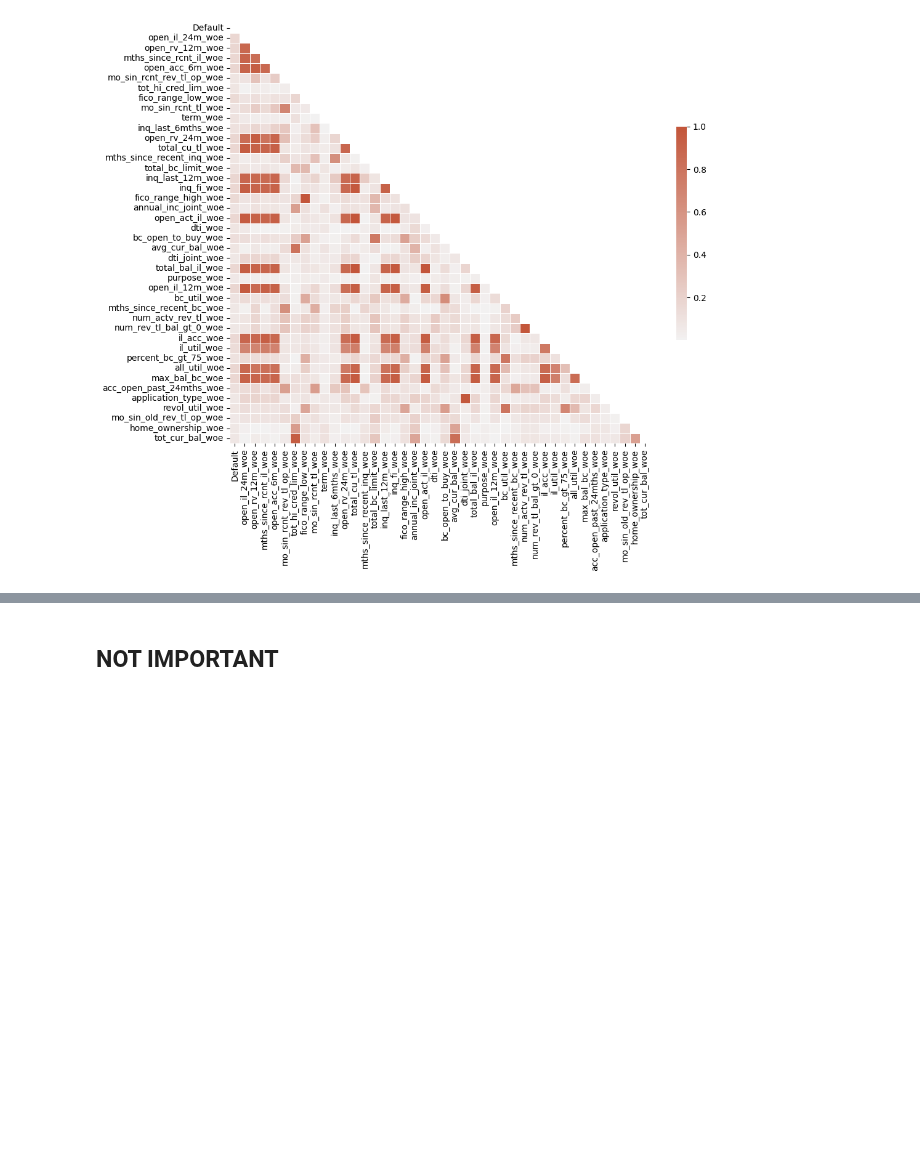
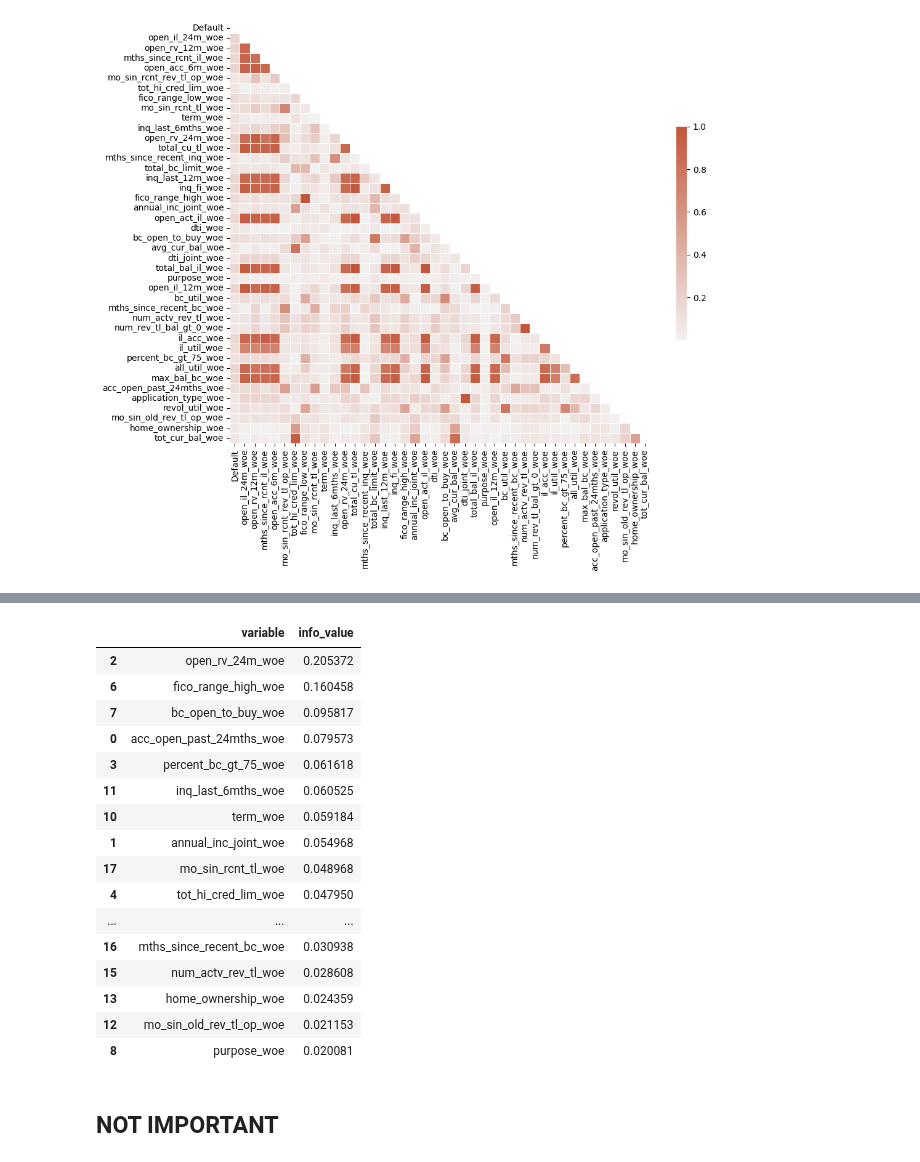
Before and after one commit to preetmodi/Credit-Risk-Analytics, a Jupyter notebook: All_WOE.ipynb, the cells around one changed output, grey strips where cells are left out. Drawn from its saved outputs; the diff is of its cells as text; code cells hidden in the pictures; blank space fills up the shorter version.

```diff
--- a/All_WOE.ipynb
+++ b/All_WOE.ipynb
@@ -268,3 +268,3 @@ iv_values.set_index(['variable']).loc[corr_columns,:].sort_values(by='info_value
 |  | info_value |
 # %%
-iv_values = sc.iv(train_woe, 'Default')
+iv_values = sc.iv(train_woe_corr, 'Default')
@@ -306,3 +287,23 @@ train[['fico_range_low', 'fico_range_high']]
+# %%
+iv_values
+# %% [output]
+|  | variable | info_value |
+| 2 | open_rv_24m_woe | 0.205372 |
+| 6 | fico_range_high_woe | 0.160458 |
+| 7 | bc_open_to_buy_woe | 0.095817 |
+| 0 | acc_open_past_24mths_woe | 0.079573 |
+| 3 | percent_bc_gt_75_woe | 0.061618 |
+| 11 | inq_last_6mths_woe | 0.060525 |
+| 10 | term_woe | 0.059184 |
+| 1 | annual_inc_joint_woe | 0.054968 |
+| 17 | mo_sin_rcnt_tl_woe | 0.048968 |
+| 4 | tot_hi_cred_lim_woe | 0.047950 |
+| ... | ... | ... |
+| 16 | mths_since_recent_bc_woe | 0.030938 |
+| 15 | num_actv_rev_tl_woe | 0.028608 |
+| 13 | home_ownership_woe | 0.024359 |
+| 12 | mo_sin_old_rev_tl_op_woe | 0.021153 |
+| 8 | purpose_woe | 0.020081 |
 # %% [markdown]
 ## NOT IMPORTANT
 # %%
```
Also changed, not shown: parts of 4 cells of this notebook.
